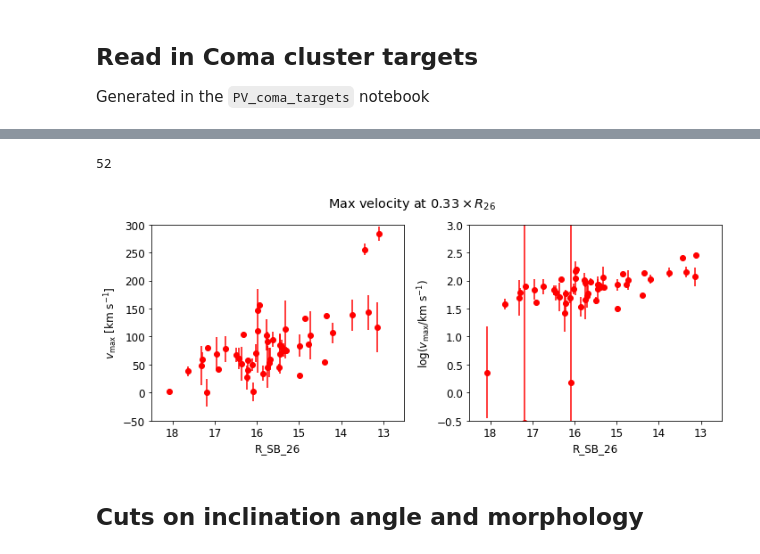
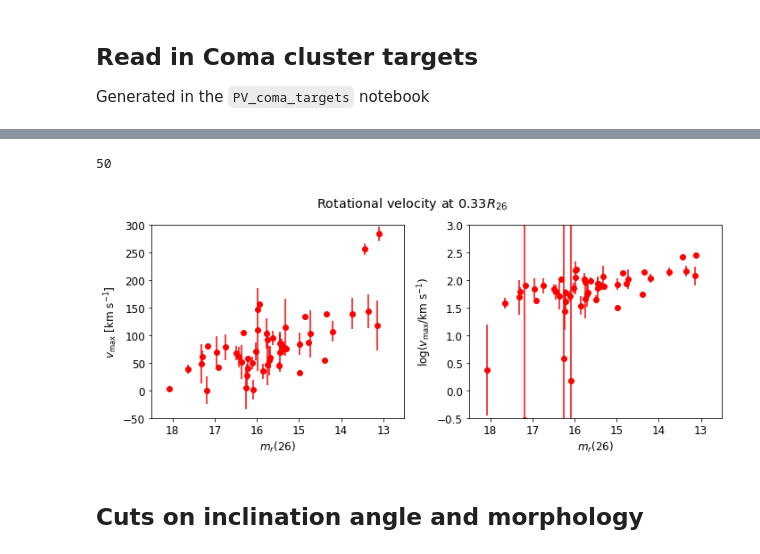
Before and after one commit to DESI-UR/DESI_SGA, a Jupyter notebook: TF/TF_Coma.ipynb, the cells around one changed output, grey strips where cells are left out. Cells and saved outputs as stored; diff of their text form; code cells hidden in the pictures.

```diff
--- a/TF/TF_Coma.ipynb
+++ b/TF/TF_Coma.ipynb
@@ -48,7 +50,7 @@ dvmax = []
 
 for i, sga_id in enumerate(np.unique(inComa_sga_table['SGA_ID'])):
     galaxy_list = inComa_sga_table[inComa_sga_table['SGA_ID'] == sga_id]
-    print(i+1, sga_id)
+    #print(i+1, sga_id)
 
     is_sga_galaxy = (galaxy_list['TARGETID'] > 30000000000000000) & (galaxy_list['TARGETID'] < 40000000000000000)
     sga_galaxy = galaxy_list[is_sga_galaxy]
@@ -67,18 +69,26 @@ for i, sga_id in enumerate(np.unique(inComa_sga_table['SGA_ID'])):
     dz = np.abs(zt - zc)
     dz_err = np.sqrt(zc_err**2 + zt_err**2)
 
-    dv = 3e5 * dz
-    dv_err = 3e5 * dz_err
+    dv = c * dz
+    dv_err = c * dz_err
 
-    sep_r26 = np.insert(sep_r26, 0, 0.)
-    dv = np.insert(dv, 0, 0.)
-    dv_err = np.insert(dv_err, 0, 3e5*zc_err)
+    good_vel = dv < 5000
 
-    # Extract the 0.33xR26 points.
-    is_033_r26 = (sep_r26 > 0.3) & (sep_r26 < 0.4)
-    v033 = np.mean(dv[is_033_r26])
-    dv033 = np.sqrt(np.sum(dv_err[is_033_r26]**2))
+    if np.sum(good_vel) > 0:
+        sep_r26 = np.insert(sep_r26[good_vel], 0, 0.)
+        dv = np.insert(dv[good_vel], 0, 0.)
+        dv_err = np.insert(dv_err[good_vel], 0, 3e5*zc_err)
 
-    rmag.append(float(sga_galaxy['R_MAG_SB26']))
-    vmax.append(v033)
-    dvmax.append(dv033)
+        # Extract the 0.33xR26 points.
+        is_033_r26 = (sep_r26 > 0.3) & (sep_r26 < 0.4)
+        if np.sum(is_033_r26) > 0:
+            v033 = np.mean(dv[is_033_r26])
+            dv033 = np.sqrt(np.sum(dv_err[is_033_r26]**2))
+
+            rmag.append(float(sga_galaxy['R_MAG_SB26']))
+            vmax.append(v033)
+            dvmax.append(dv033)
+
+#print('mag:', rmag)
+#print('vel:', vmax)
+#print('dv:', dvmax)
@@ -120,37 +95,37 @@ for i, sga_id in enumerate(np.unique(inComa_sga_table['SGA_ID'])):
 # %%
 rmag = np.asarray(rmag)
 vmax = np.asarray(vmax)
 dvmax = np.asarray(dvmax)
 
 isrmeas = rmag > 0
 
 fig, axes = plt.subplots(1, 2, figsize=(10,4), tight_layout=True)
 
 ax = axes[0]
 ax.errorbar(rmag[isrmeas], vmax[isrmeas], yerr=dvmax[isrmeas], fmt='ro')
-ax.set(xlabel='R_SB_26',
+ax.set(xlabel='$m_r$(26)',
        xlim=(18.5, 12.5),
        ylim=(-50,300),
        ylabel='$v_\mathrm{max}$ [km s$^{-1}$]')
 
 ax = axes[1]
 
 log10vmax = np.log10(vmax)
 dlog10vmax = 0.434 * dvmax / vmax
 
 ax.errorbar(rmag[isrmeas], log10vmax[isrmeas], yerr=dlog10vmax[isrmeas], fmt='ro')
-ax.set(xlabel='R_SB_26',
+ax.set(xlabel='$m_r$(26)',
        xlim=(18.5, 12.5),
        ylabel=r'$\log{(v_\mathrm{max} / \mathrm{km~s}^{-1})}$',
        ylim=(-0.5,3))
 
-fig.suptitle(r'Max velocity at $0.33\times R_{26}$', y=1.05)
+fig.suptitle(r'Rotational velocity at $0.33R_{26}$', y=1.05)
 fig.subplots_adjust(top=0.8)
 
 print(np.sum(isrmeas))
 # %% [output]
-52
+50
-[figure, old version]
+[figure, new version]
 # %% [markdown]
 ## Cuts on inclination angle and morphology
 # %%
```
Also changed, not shown: parts of 10 cells of this notebook.
